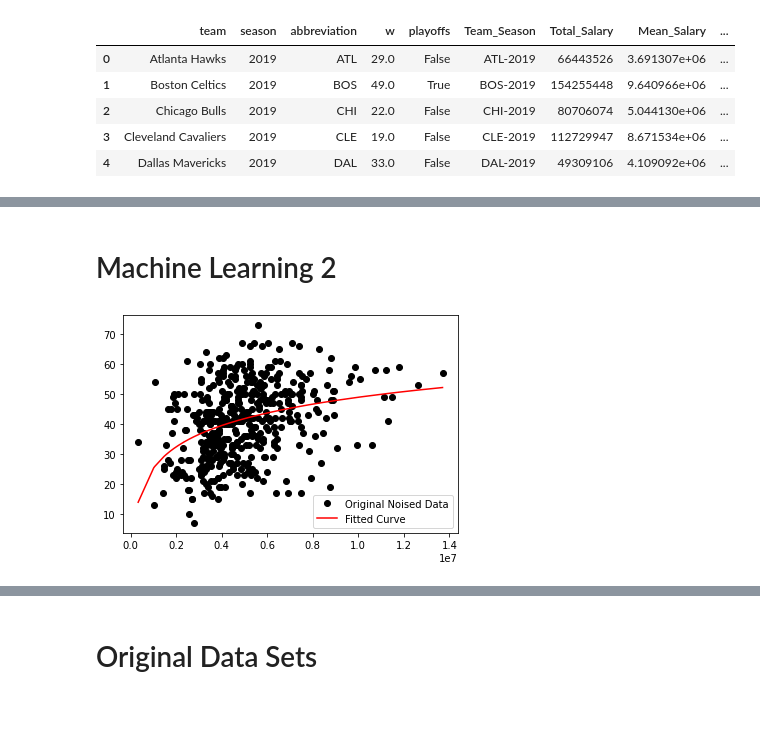
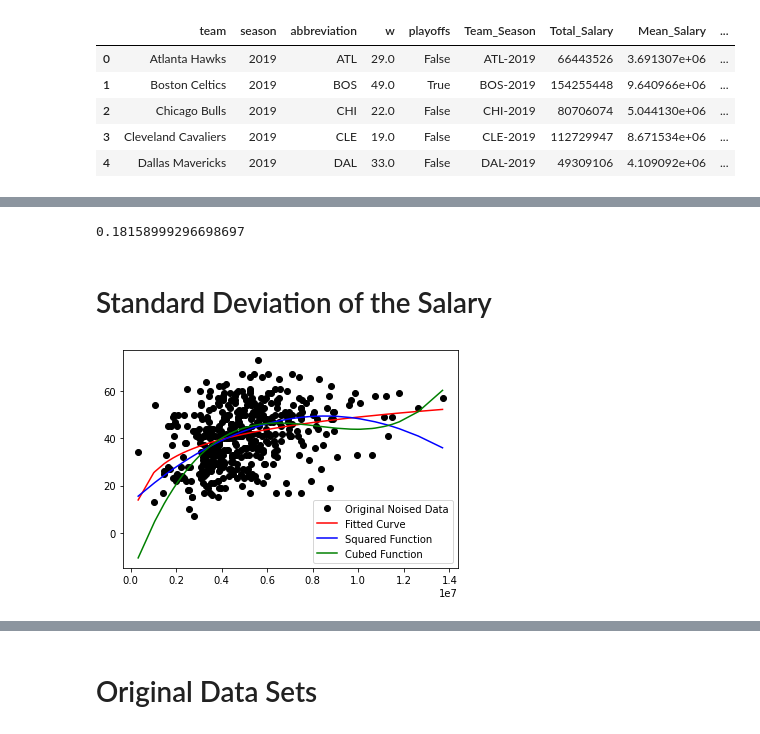
Before and after one commit to derek-naka/F22_math42, a Jupyter notebook: Math42_Final_Project.ipynb, the cells around one changed output, grey strips where cells are left out. Cells and saved outputs as stored; diff of their text form; code cells hidden in the pictures.

```diff
--- a/Math42_Final_Project.ipynb
+++ b/Math42_Final_Project.ipynb
@@ -34,7 +35,6 @@ team_salaries.head()
 # %% [markdown]
 ## Add Team_season variable to team_stats
 # %%
-team_stats = all_team_stats[["team", "season", "abbreviation", "w", "playoffs"]]
 team_stats = team_stats[ (team_stats["season"] >= 2003) & (team_stats["season"] <= 2019) ]
 team_stats["Team_Season"] = team_stats.apply(lambda row: str(row.abbreviation) + "-" + str(row.season), axis=1)
 team_stats.head()
@@ -179,0 +114,9 @@ plt.show()
+# %%
+def func(x, a, b, c):
+    return a * np.log(b * x) + c
+
+def func1(x, a, b, c):
+    return a*x**2+b*x+c
+
+def func2(x, a, b, c, d):
+    return a*x**3 + b*x**2 + c*x + d
@@ -268,17 +184,40 @@ strong multicollinearity or other numerical problems.
+# %%
+params, covs = curve_fit(func2, data.Mean_Salary, data.w)
+a, b, c, d = params[0], params[1], params[2], params[3]
+y = data["w"]
+x = data["Mean_Salary"]
+yfit = a*x**3 + b*x**2 + c*x + d
+
+yresid = array(yfit) - array(y)
+ssresid = sum(pow(yresid, 2))
+sstotal = len(y) * statistics.variance(y)
+rsq = 1 - ssresid/sstotal
+print(rsq)
+# %% [output]
+0.18158999296698697
 # %% [markdown]
-# Machine Learning 2
+# Standard Deviation of the Salary
 # %%
-def func(x, a, b, c):
-  #return a * np.exp(-b * x) + c
-  return a * np.log(b * x) + c
-
 data = data.sort_values(by = "STD_Salary")
 popt, pcov = curve_fit(func, data.STD_Salary, data.w)
+
+params, covs = curve_fit(func1, data.Mean_Salary, data.w)
+a, b, c = params[0], params[1], params[2]
+x = data["STD_Salary"]
+y = a*x**2 + b*x + c
+
+params, covs = curve_fit(func2, data.Mean_Salary, data.w)
+a, b, c, d = params[0], params[1], params[2], params[3]
+x = data["STD_Salary"]
+y2 = a*x**3 + b*x**2 + c*x + d
+
 plt.figure()
 plt.plot(data.STD_Salary, data.w, 'ko', label="Original Noised Data")
 plt.plot(data.STD_Salary, func(data.STD_Salary, *popt), 'r-', label="Fitted Curve")
+plt.plot(data.STD_Salary, y, 'b', label="Squared Function")
+plt.plot(data.STD_Salary, y2, 'g', label="Cubed Function")
 plt.legend()
 plt.show()
 # %% [output]
-[figure, old version]
+[figure, new version]
 # %%
```
Also changed, not shown: parts of 60 cells of this notebook.
